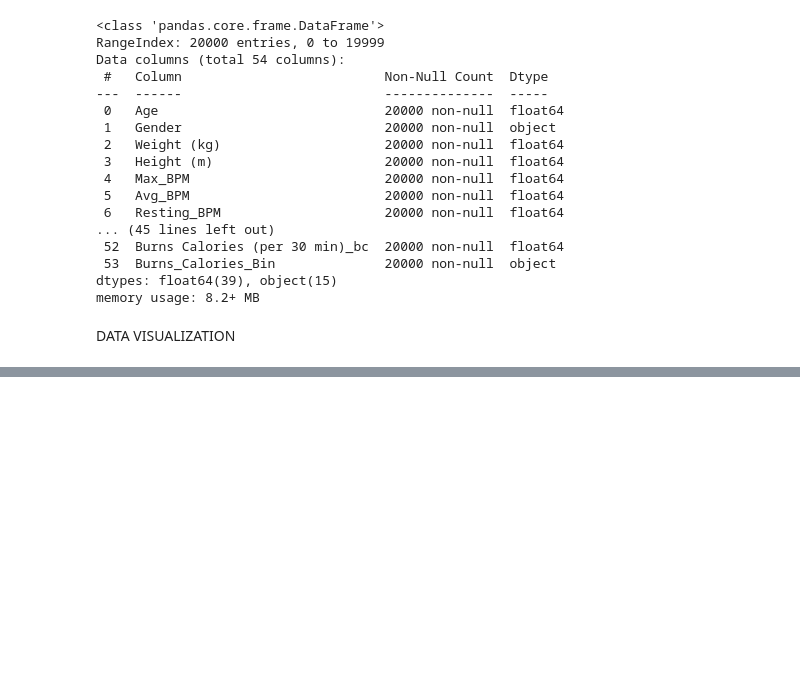
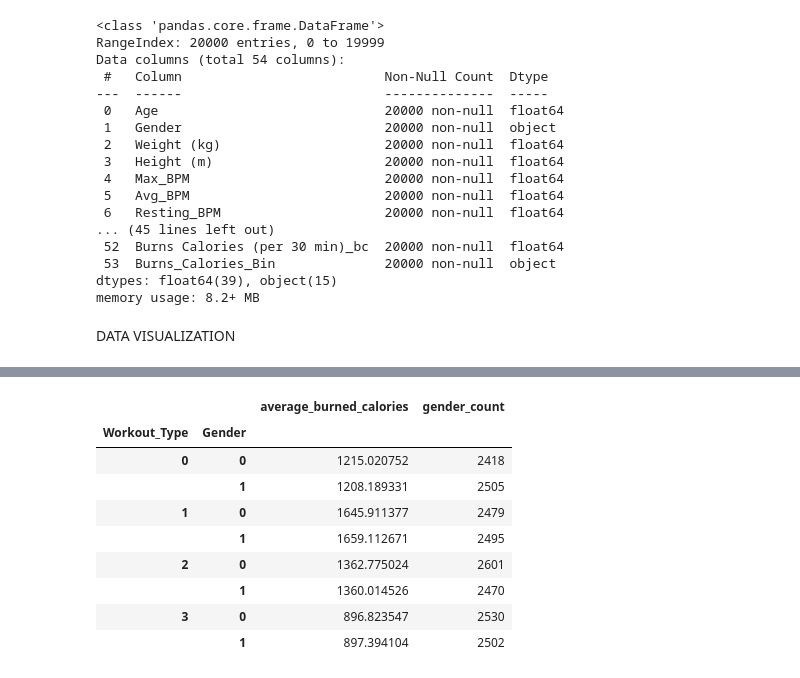
Before and after one commit to anumlk81/DS-project-1, a Jupyter notebook: lifestyle_data.ipynb, the cells around one changed output, grey strips where cells are left out. Saved outputs shown, nothing was run; the diff lists cells and outputs as text; code cells hidden in the pictures; blank space fills up the shorter version.

```diff
--- a/lifestyle_data.ipynb
+++ b/lifestyle_data.ipynb
@@ -137,0 +171,17 @@ import seaborn as sns
+# %%
+workout_types=cleaned_data.groupby(['Workout_Type','Gender']).agg(
+    average_burned_calories=('Calories_Burned','mean'),
+    gender_count=('Gender','value_counts')
+)
+workout_types
+# %% [output]
+|  |  | average_burned_calories | gender_count |
+| Workout_Type | Gender |  |  |
+| 0 | 0 | 1215.020752 | 2418 |
+|  | 1 | 1208.189331 | 2505 |
+| 1 | 0 | 1645.911377 | 2479 |
+|  | 1 | 1659.112671 | 2495 |
+| 2 | 0 | 1362.775024 | 2601 |
+|  | 1 | 1360.014526 | 2470 |
+| 3 | 0 | 896.823547 | 2530 |
+|  | 1 | 897.394104 | 2502 |
```
Also changed, not shown: parts of 6 cells of this notebook.
